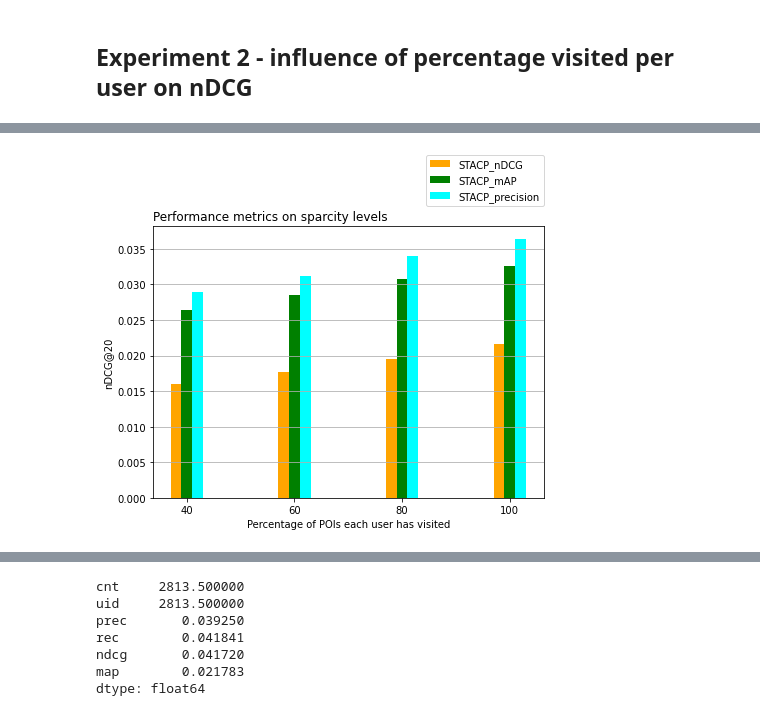
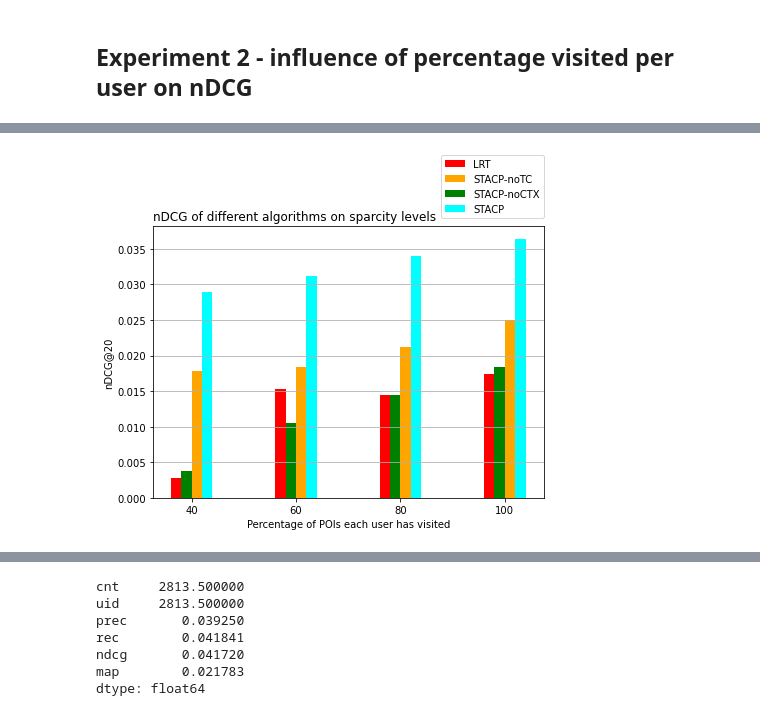
Before and after one commit to Kat-rin-sc/EDDS-Project, a Jupyter notebook: code/Ex2_Katrin.ipynb, the cells around one changed output, grey strips where cells are left out. Cells and saved outputs as stored; diff of their text form; code cells hidden in the pictures.

```diff
--- a/code/Ex2_Katrin.ipynb
+++ b/code/Ex2_Katrin.ipynb
@@ -48,0 +52,12 @@ decrease of rec:  0.19837540291666433
+# %%
+ex2 = pd.DataFrame(columns = ["visited","STACP-nDCG", "STACP-map", "STACP-rec", "STACP-prec","STACP-noTC-nDCG", "STACP-noTC-map", "STACP-noTC-rec", "STACP-noTC-prec","STACP-noCTX-nDCG", "STACP-noCTX-map", "STACP-noCTX-rec", "STACP-noCTX-prec","LRT-nDCG", "LRT-map", "LRT-rec", "LRT-prec"])
+ex2 = ex2.append({'visited':40,'STACP-nDCG':df_40["ndcg"].mean(),  'STACP-map':df_40["map"].mean(),  'STACP-rec':df_40["rec"].mean(),  'STACP-prec':df_40["prec"].mean(),'STACP-noCTX-nDCG':df_40_noctx["ndcg"].mean(),  'STACP-noCTX-map':df_40["map"].mean(),  'STACP-noCTX-rec':df_40["rec"].mean(),  'STACP-noCTX-prec':df_40["prec"].mean(),'STACP-noTC-nDCG':df_40_noTC["ndcg"].mean(),  'STACP-noTC-map':df_40["map"].mean(),  'STACP-noTC-rec':df_40["rec"].mean(),  'STACP-noTC-prec':df_40["prec"].mean(),'LRT-nDCG':df_40_lrt["ndcg"].mean(),  'LRT-map':df_40_lrt["map"].mean(),  'LRT-rec':df_40_lrt["rec"].mean(),  'LRT-prec':df_40_lrt["prec"].mean()}, ignore_index=True)
+ex2 = ex2.append({'visited':60,'STACP-nDCG':df_60["ndcg"].mean(),  'STACP-map':df_60["map"].mean(),  'STACP-rec':df_60["rec"].mean(),  'STACP-prec':df_60["prec"].mean(),'STACP-noCTX-nDCG':df_60_noctx["ndcg"].mean(),  'STACP-noCTX-map':df_60["map"].mean(),  'STACP-noCTX-rec':df_60["rec"].mean(),  'STACP-noCTX-prec':df_60["prec"].mean(),'STACP-noTC-nDCG':df_60_noTC["ndcg"].mean(),  'STACP-noTC-map':df_60["map"].mean(),  'STACP-noTC-rec':df_60["rec"].mean(),  'STACP-noTC-prec':df_60["prec"].mean(),'LRT-nDCG':df_60_lrt["ndcg"].mean(),  'LRT-map':df_60_lrt["map"].mean(),  'LRT-rec':df_60_lrt["rec"].mean(),  'LRT-prec':df_60_lrt["prec"].mean()}, ignore_index=True)
+ex2 = ex2.append({'visited':80,'STACP-nDCG':df_80["ndcg"].mean(),  'STACP-map':df_80["map"].mean(),  'STACP-rec':df_80["rec"].mean(),  'STACP-prec':df_80["prec"].mean(),'STACP-noCTX-nDCG':df_80_noctx["ndcg"].mean(),  'STACP-noCTX-map':df_80["map"].mean(),  'STACP-noCTX-rec':df_80["rec"].mean(),  'STACP-noCTX-prec':df_80["prec"].mean(),'STACP-noTC-nDCG':df_80_noTC["ndcg"].mean(),  'STACP-noTC-map':df_80["map"].mean(),  'STACP-noTC-rec':df_80["rec"].mean(),  'STACP-noTC-prec':df_80["prec"].mean(),'LRT-nDCG':df_80_lrt["ndcg"].mean(),  'LRT-map':df_80_lrt["map"].mean(),  'LRT-rec':df_80_lrt["rec"].mean(),  'LRT-prec':df_80_lrt["prec"].mean()}, ignore_index=True)
+ex2 = ex2.append({'visited':100,'STACP-nDCG':df_100["ndcg"].mean(),  'STACP-map':df_100["map"].mean(),  'STACP-rec':df_100["rec"].mean(),  'STACP-prec':df_100["prec"].mean(),'STACP-noCTX-nDCG':df_100_noctx["ndcg"].mean(),  'STACP-noCTX-rec':df_100["rec"].mean(),'STACP-noCTX-map':df_100["map"].mean(),   'STACP-noCTX-prec':df_100["prec"].mean(),'LRT-nDCG':df_100_lrt["ndcg"].mean(), 'LRT-rec':df_100_lrt["rec"].mean(),  'LRT-prec':df_100_lrt["prec"].mean(),'STACP-noTC-nDCG':df_100_noTC["ndcg"].mean(),  'STACP-noTC-map':df_100["map"].mean(),  'STACP-noTC-rec':df_100["rec"].mean(),  'STACP-noTC-prec':df_100["prec"].mean()}, ignore_index=True)
+
+#}, ignore_index=True)
+
+#,'STACP-noCT-nDCG':df_100_noTC["ndcg"].mean(),  'STACP-noCT-map':df_100["map"].mean(),  'STACP-noCT-rec':df_100["rec"].mean(),  'STACP-noCT-prec':df_100["prec"].mean()}, ignore_index=True)
+
+#,'LRT-nDCG':df_100_lrt["ndcg"].mean(),  'LRT-map':df_100_lrt["map"].mean(),  'LRT-rec':df_100_lrt["rec"].mean(),  'LRT-prec':df_100_lrt["prec"].mean()}, ignore_index=True)
@@ -49,27 +77,27 @@ decrease of rec:  0.19837540291666433
 # %%
 # create data
 x = np.arange(4)
-y1 = ex2.nDCG
-y2 = ex2.map
-y3 = ex2.prec
-y4 = ex2.rec
+y1 = ex2["STACP-nDCG"]
+y2 = ex2["STACP-noTC-nDCG"]
+y3 = ex2["STACP-noCTX-nDCG"]
+y4 = ex2["LRT-nDCG"]
 width = 0.1
 
 # plot data in grouped manner of bar type
 plt.figure(figsize=(7,5));
-
-plt.bar(x-0.1, y2, width, color='orange')
-plt.bar(x, y3, width, color='green')
-plt.bar(x+0.1, y1, width, color='cyan')
+plt.bar(x-0.15, y4, width, color='red')
+plt.bar(x+0.05, y2, width, color='orange')
+plt.bar(x-0.05, y3, width, color='green')
+plt.bar(x+0.15, y1, width, color='cyan')
 
 #plt.bar(x+0.15, y4, width, color='red')
 
 plt.xticks(x, ['40', '60','80', '100'])
-plt.legend(["STACP_nDCG", "STACP_mAP", "STACP_precision", "STACP_recall"], bbox_to_anchor=(1, 1.26),borderaxespad=0)
+plt.legend(["LRT", "STACP-noTC", "STACP-noCTX", "STACP"], bbox_to_anchor=(1, 1.26),borderaxespad=0)
 plt.xlabel("Percentage of POIs each user has visited")
 plt.ylabel("nDCG@20")
 plt.grid(axis = 'y')
-plt.title("Performance metrics on sparcity levels", loc = "left")
+plt.title("nDCG of different algorithms on sparcity levels", loc = "left")
 plt.show()
 # %% [output]
-[figure, old version]
+[figure, new version]
```
Also changed, not shown: parts of 7 cells of this notebook, 7 other files.
